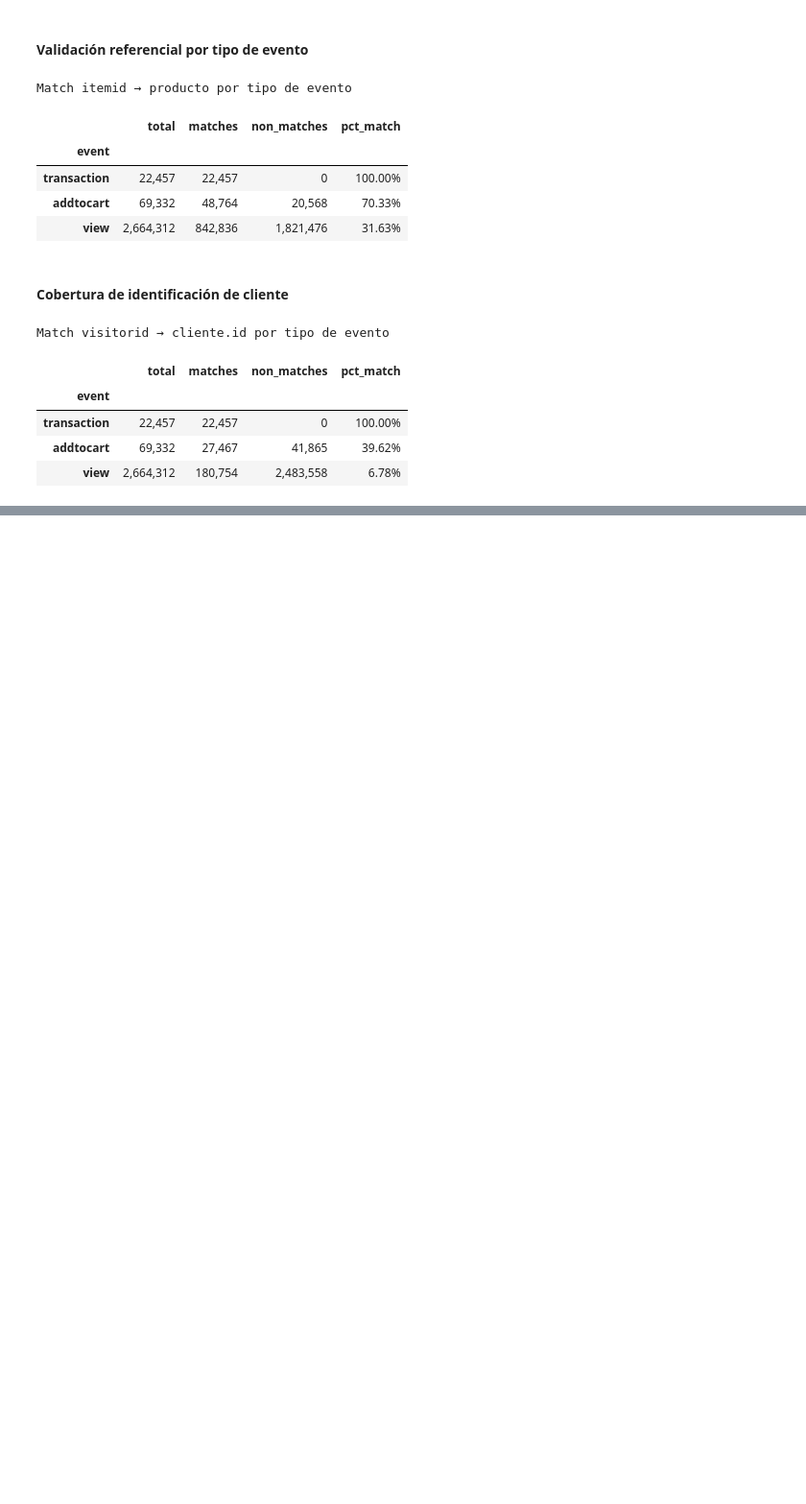
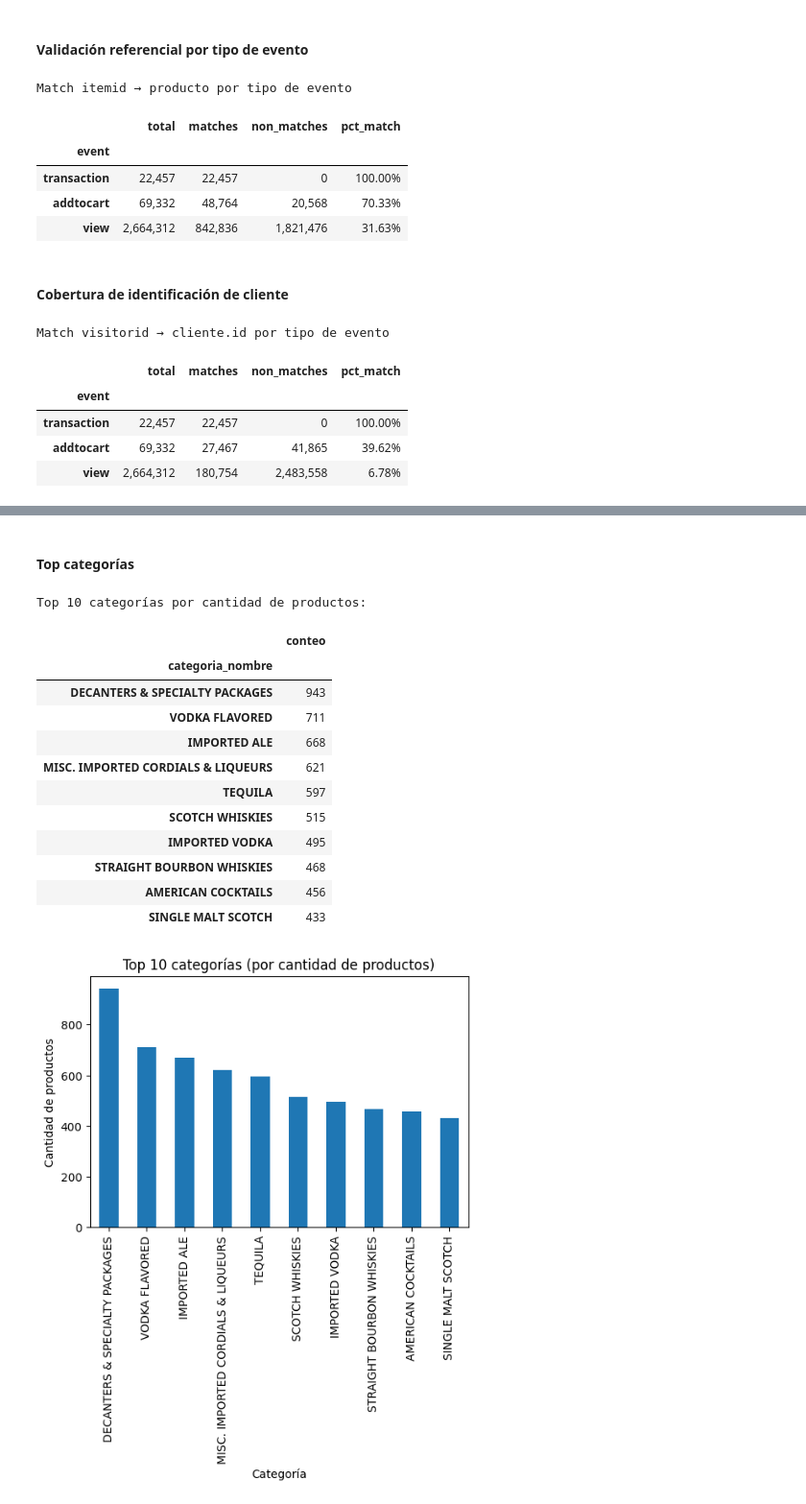
Before and after one commit to LeivaDiego/MLOps-Lab2, a Jupyter notebook: data_understanding.ipynb, the cells around one changed output, grey strips where cells are left out. Shown at 96% size. Cells and saved outputs as stored; diff of their text form; code cells hidden in the pictures; blank space fills up the shorter version.

```diff
--- a/data_understanding.ipynb
+++ b/data_understanding.ipynb
@@ -410,0 +473,42 @@ Match visitorid → cliente.id por tipo de evento
+# %% [markdown]
+#### Top categorías
+# %%
+# Merge para agregar el nombre de la categoría
+df_producto_cat = df_producto.merge(
+    df_categoria.rename(columns={"id": "categoria_id", "categoria": "categoria_nombre"}),
+    on="categoria_id",
+    how="left"
+)
+
+# Top categorías por cantidad de productos (con nombre)
+top_categorias = (
+    df_producto_cat["categoria_nombre"]
+    .value_counts()
+    .head(10)
+)
+
+# Tabla
+print("Top 10 categorías por cantidad de productos:")
+display(top_categorias.to_frame("conteo"))
+
+# Gráfico
+plt.figure(figsize=(6,4))
+top_categorias.plot(kind="bar", title="Top 10 categorías (por cantidad de productos)")
+plt.ylabel("Cantidad de productos")
+plt.xlabel("Categoría")
+plt.show()
+# %% [output]
+Top 10 categorías por cantidad de productos:
+|  | conteo |
+| categoria_nombre |  |
+| DECANTERS & SPECIALTY PACKAGES | 943 |
+| VODKA FLAVORED | 711 |
+| IMPORTED ALE | 668 |
+| MISC. IMPORTED CORDIALS & LIQUEURS | 621 |
+| TEQUILA | 597 |
+| SCOTCH WHISKIES | 515 |
+| IMPORTED VODKA | 495 |
+| STRAIGHT BOURBON WHISKIES | 468 |
+| AMERICAN COCKTAILS | 456 |
+| SINGLE MALT SCOTCH | 433 |
+[figure, added]
```
Also changed, not shown: parts of 22 cells of this notebook.
